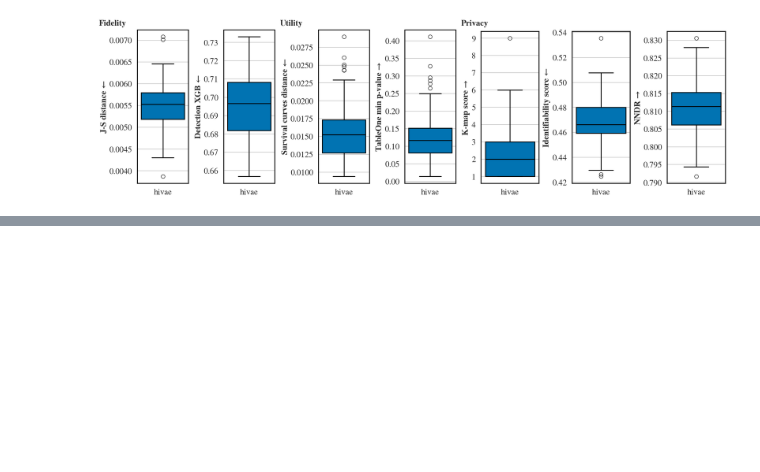
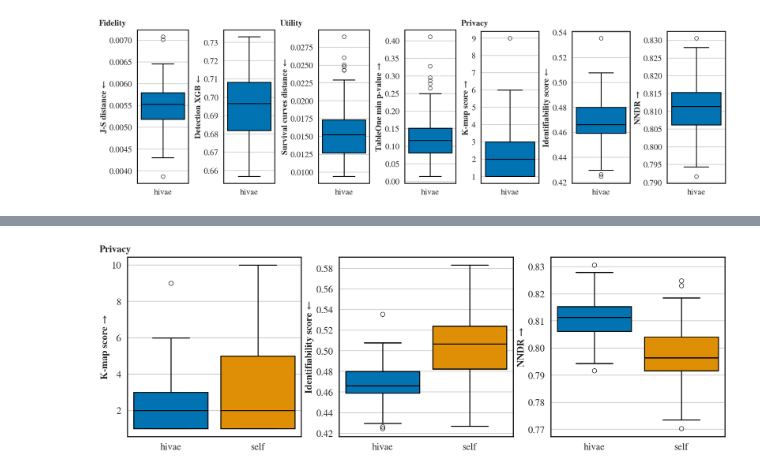
Before and after one commit to aguilloux/survgen-clinical-trials, a Jupyter notebook: tutorials/tutorial_ACTG320_new.ipynb, the cells around one changed output, grey strips where cells are left out. Saved outputs shown, nothing was run; the diff lists cells and outputs as text; code cells hidden in the pictures; blank space fills up the shorter version.

```diff
--- a/tutorials/tutorial_ACTG320_new.ipynb
+++ b/tutorials/tutorial_ACTG320_new.ipynb
@@ -539,0 +592,4 @@ visualize_grouped_perf(score_df_rounded_recoded, dict_metrics)
+# %%
+visualize_grouped_perf(score_df_rounded_and_self, {"Privacy": dict_metrics["Privacy"]})
+# %% [output]
+[figure, added]
```
Also changed, not shown: parts of 17 cells of this notebook, 1 other file.
